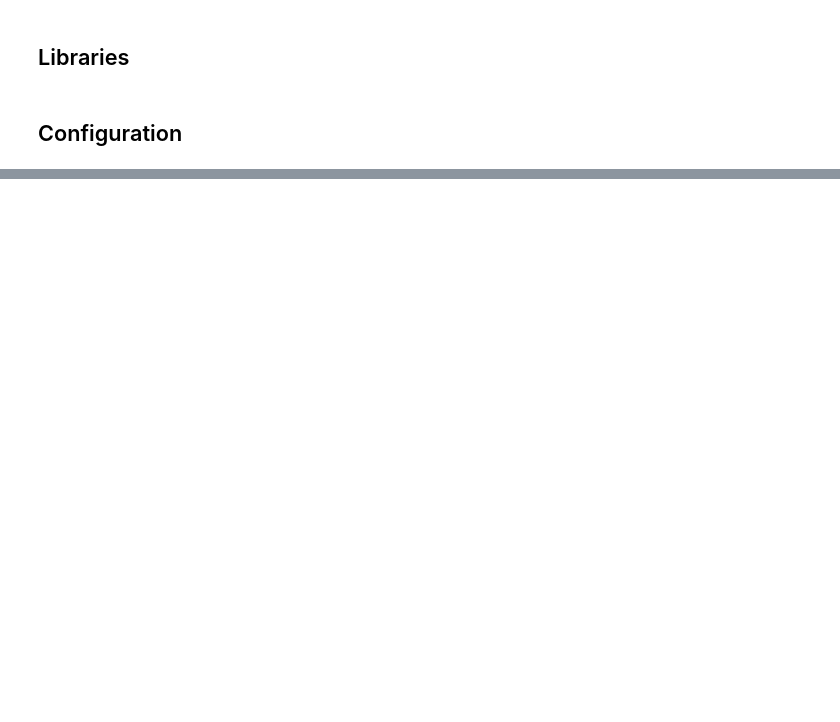
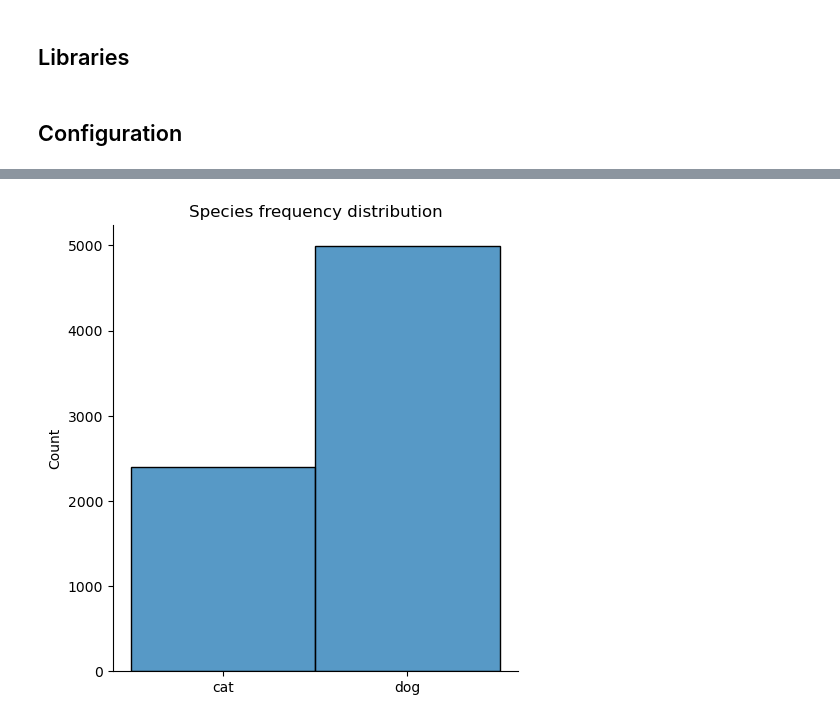
Before and after one commit to Zygmut/AA_Practica2, a Jupyter notebook: src/assesment_2.ipynb, the cells around one changed output, grey strips where cells are left out. Cells and saved outputs as stored; diff of their text form; code cells hidden in the pictures; blank space fills up the shorter version.

```diff
--- a/src/assesment_2.ipynb
+++ b/src/assesment_2.ipynb
@@ -81,0 +106,8 @@ images = [
+# %%
+sns.displot(
+    labels["species"].values,
+)
+plt.title("Species frequency distribution")
+plt.show()
+# %% [output]
+[figure, added]
```
Also changed, not shown: parts of 23 cells of this notebook, 3 other files.
